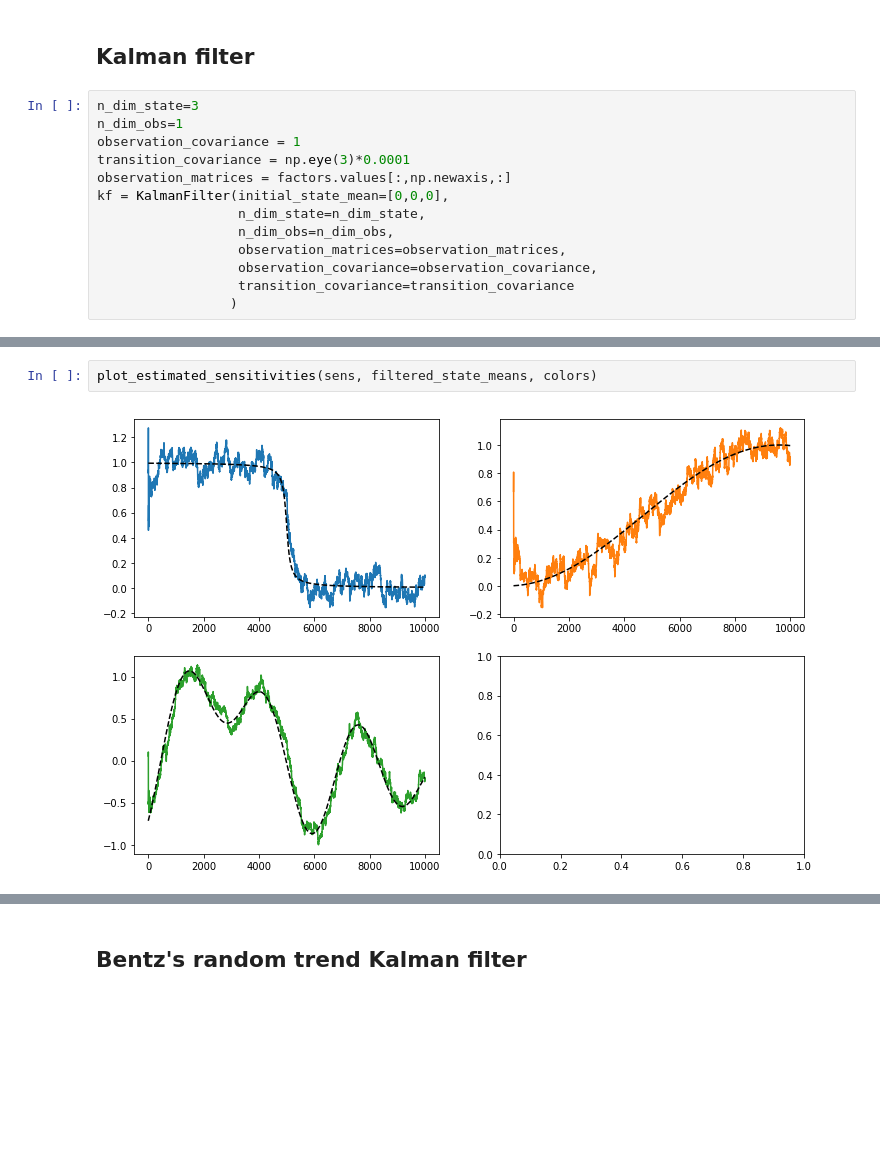
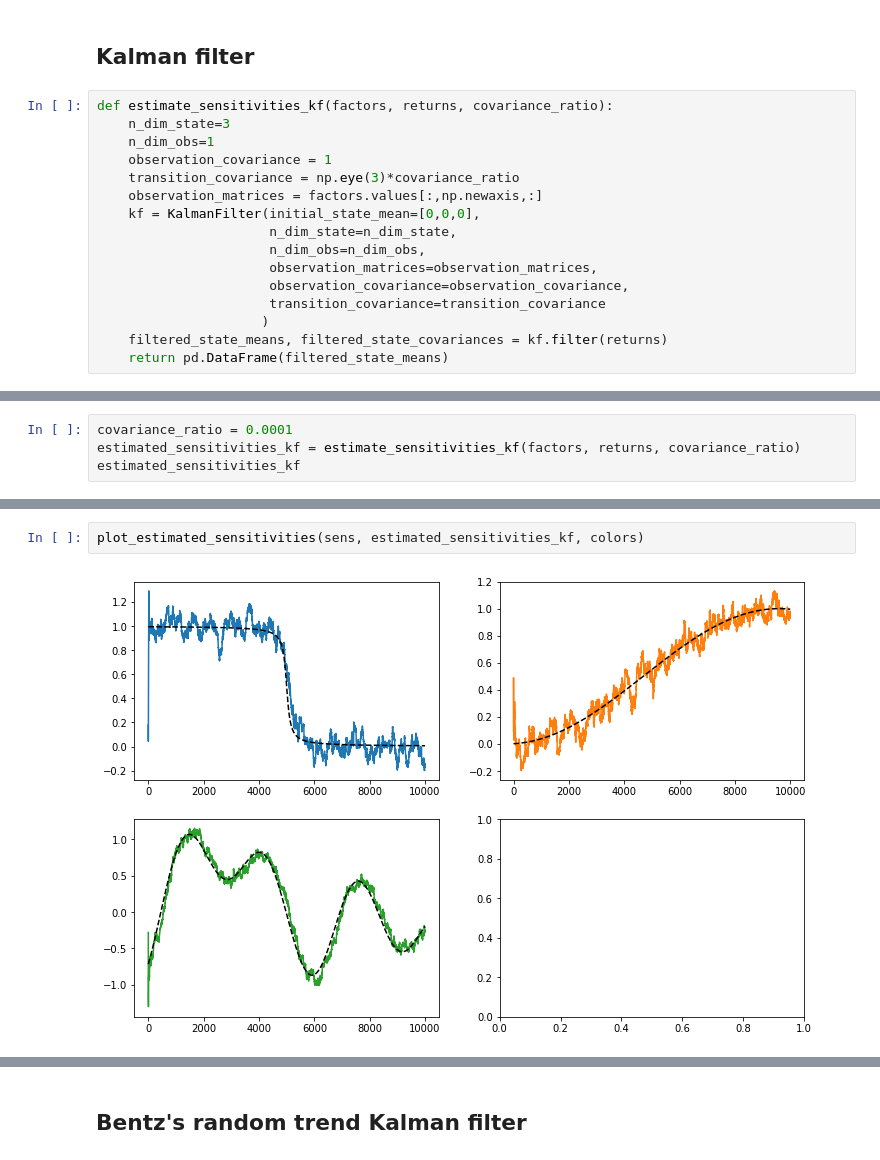
Before and after one commit to sam31415/time-dependent-estimation, a Jupyter notebook: Basic model Kalman.ipynb, the cells around one changed output, grey strips where cells are left out. Drawn from its saved outputs; the diff is of its cells as text; blank space fills up the shorter version.

```diff
--- a/Basic model Kalman.ipynb
+++ b/Basic model Kalman.ipynb
@@ -144,15 +195,18 @@ Weighted accuracy for Rolling regression, assuming the factors known: 0.88232726
 # %% [markdown]
 ## Kalman filter
 # %%
-n_dim_state=3
-n_dim_obs=1
-observation_covariance = 1
-transition_covariance = np.eye(3)*0.0001
-observation_matrices = factors.values[:,np.newaxis,:]
-kf = KalmanFilter(initial_state_mean=[0,0,0],
-                  n_dim_state=n_dim_state,
-                  n_dim_obs=n_dim_obs,
-                  observation_matrices=observation_matrices,
-                  observation_covariance=observation_covariance,
-                  transition_covariance=transition_covariance
-                 )
+def estimate_sensitivities_kf(factors, returns, covariance_ratio):
+    n_dim_state=3
+    n_dim_obs=1
+    observation_covariance = 1
+    transition_covariance = np.eye(3)*covariance_ratio
+    observation_matrices = factors.values[:,np.newaxis,:]
+    kf = KalmanFilter(initial_state_mean=[0,0,0],
+                      n_dim_state=n_dim_state,
+                      n_dim_obs=n_dim_obs,
+                      observation_matrices=observation_matrices,
+                      observation_covariance=observation_covariance,
+                      transition_covariance=transition_covariance
+                     )
+    filtered_state_means, filtered_state_covariances = kf.filter(returns)
+    return pd.DataFrame(filtered_state_means)
@@ -161,0 +213,4 @@ filtered_state_means = pd.DataFrame(filtered_state_means)
+# %%
+covariance_ratio = 0.0001
+estimated_sensitivities_kf = estimate_sensitivities_kf(factors, returns, covariance_ratio)
+estimated_sensitivities_kf
@@ -162,5 +236,5 @@ filtered_state_means = pd.DataFrame(filtered_state_means)
 # %%
-plot_estimated_sensitivities(sens, filtered_state_means, colors)
+plot_estimated_sensitivities(sens, estimated_sensitivities_kf, colors)
 # %% [output]
-[figure, old version]
+[figure, new version]
 # %%
```
Also changed, not shown: parts of 37 cells of this notebook.
